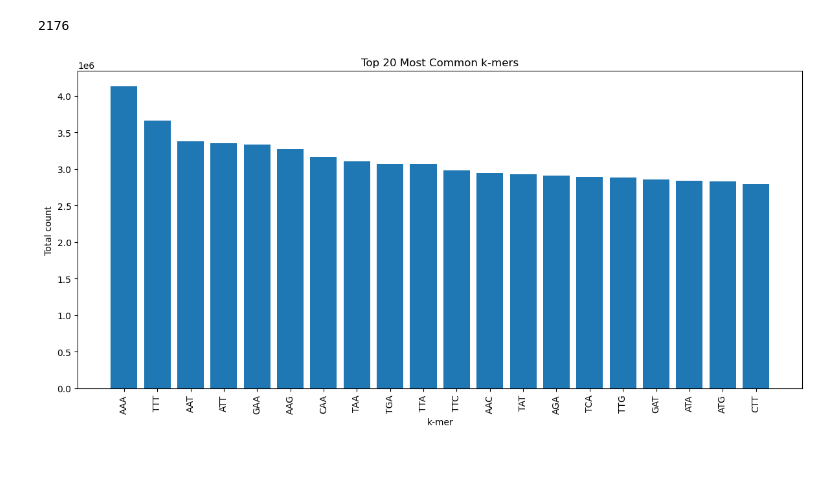
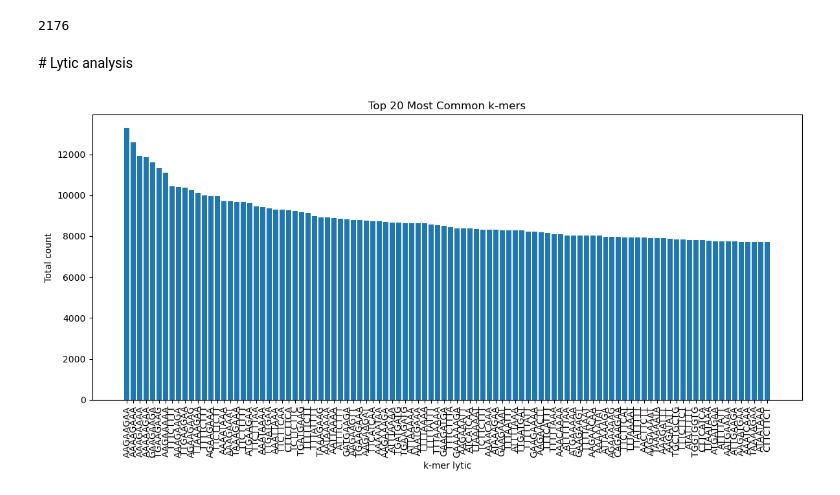
Before and after one commit to francescostellaa/cluster_dei, a Jupyter notebook: src/k_mers_counting.ipynb, the cells around one changed output. Cells and saved outputs as stored; diff of their text form; code cells hidden in the pictures; blank space fills up the shorter version.

```diff
--- a/src/k_mers_counting.ipynb
+++ b/src/k_mers_counting.ipynb
@@ -24,36 +52,40 @@ import os
 
 fasta_path = "../data/data_fasta"
 fasta_paths = os.listdir(fasta_path)
-kmers_dict = {}
+kmers_dict_lytic = {}
+kmers_dict_lysogenic = {}
+
 print(len(fasta_paths))
 for fasta_file in fasta_paths:
     full_path = os.path.join(fasta_path, fasta_file)
-    kmers_dict.update(count_kmers_per_genome(full_path, k=3))
+    if str(all_metadata.loc[fasta_file.split('.')[0]]['Lifecycle']).lower() == 'lytic':
+        kmers_dict_lytic.update(count_kmers_per_genome(full_path, k=8))
+    else:
+        kmers_dict_lysogenic.update(count_kmers_per_genome(full_path, k=8))
 # %% [output]
 2176
+# %% [markdown]
+# Lytic analysis
 # %%
-import pandas as pd
+# This automatically aligns keys (k-mers) and fills missing ones with NaN
+df_lytic = pd.DataFrame.from_records(list(kmers_dict_lytic.values())).fillna(0)
 
-# 1. Create a DataFrame from the list of Counters
-# This automatically aligns keys (k-mers) and fills missing ones with NaN
-df = pd.DataFrame.from_records(list(kmers_dict.values())).fillna(0)
+# Sum columns (k-mers) and get top 20
+top20_series = df_lytic.sum().nlargest(100)
 
-# 2. Sum columns (k-mers) and get top 20
-top20_series = df.sum().nlargest(20)
-
-# 3. Extract results
-kmers = top20_series.index.tolist()
+# Extract results
+kmers_lytic = top20_series.index.tolist()
 counts = top20_series.values.tolist()
 # %%
 import matplotlib.pyplot as plt
 
 plt.figure(figsize=(12, 6))
-plt.bar(kmers, counts)
+plt.bar(kmers_lytic, counts)
 plt.xticks(rotation=90)
-plt.xlabel("k-mer")
+plt.xlabel("k-mer lytic")
 plt.ylabel("Total count")
 plt.title("Top 20 Most Common k-mers")
 plt.tight_layout()
 plt.show()
 # %% [output]
-[figure, old version]
+[figure, new version]
```
Also changed, not shown: parts of 11 cells of this notebook, 3 other files.
